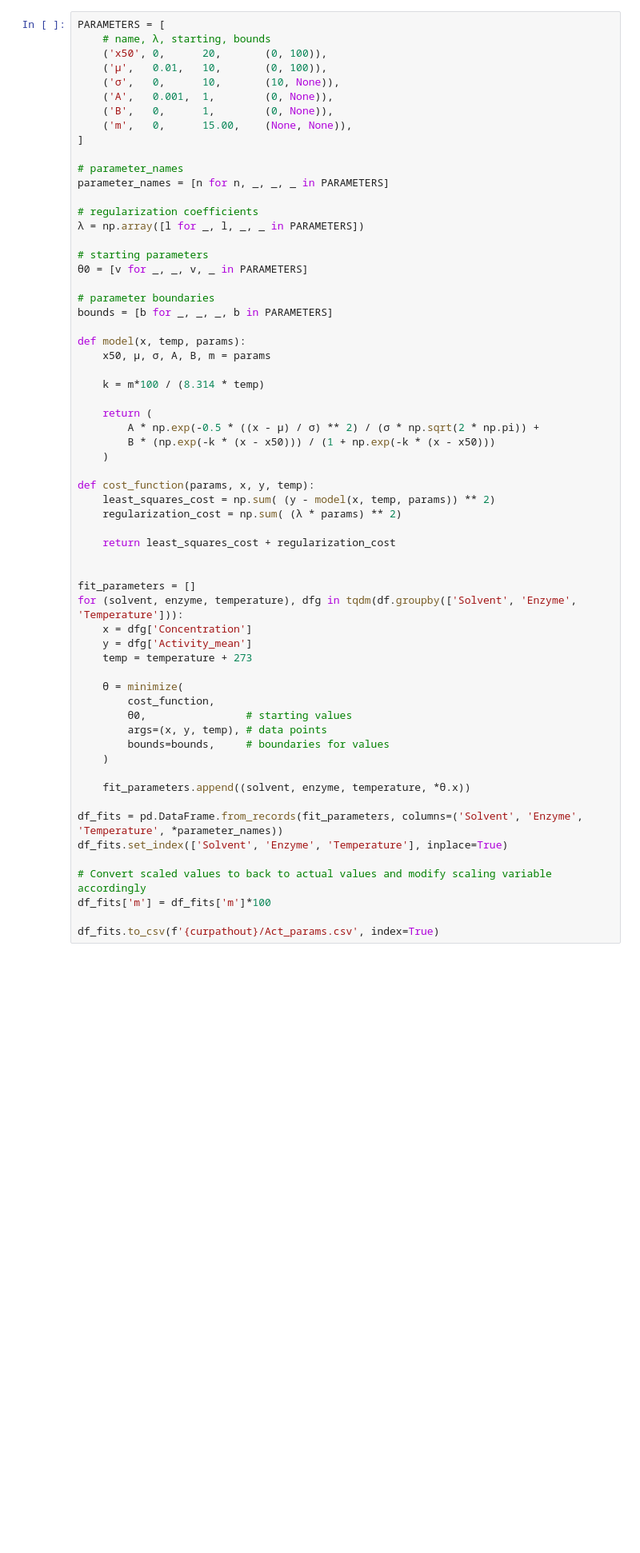
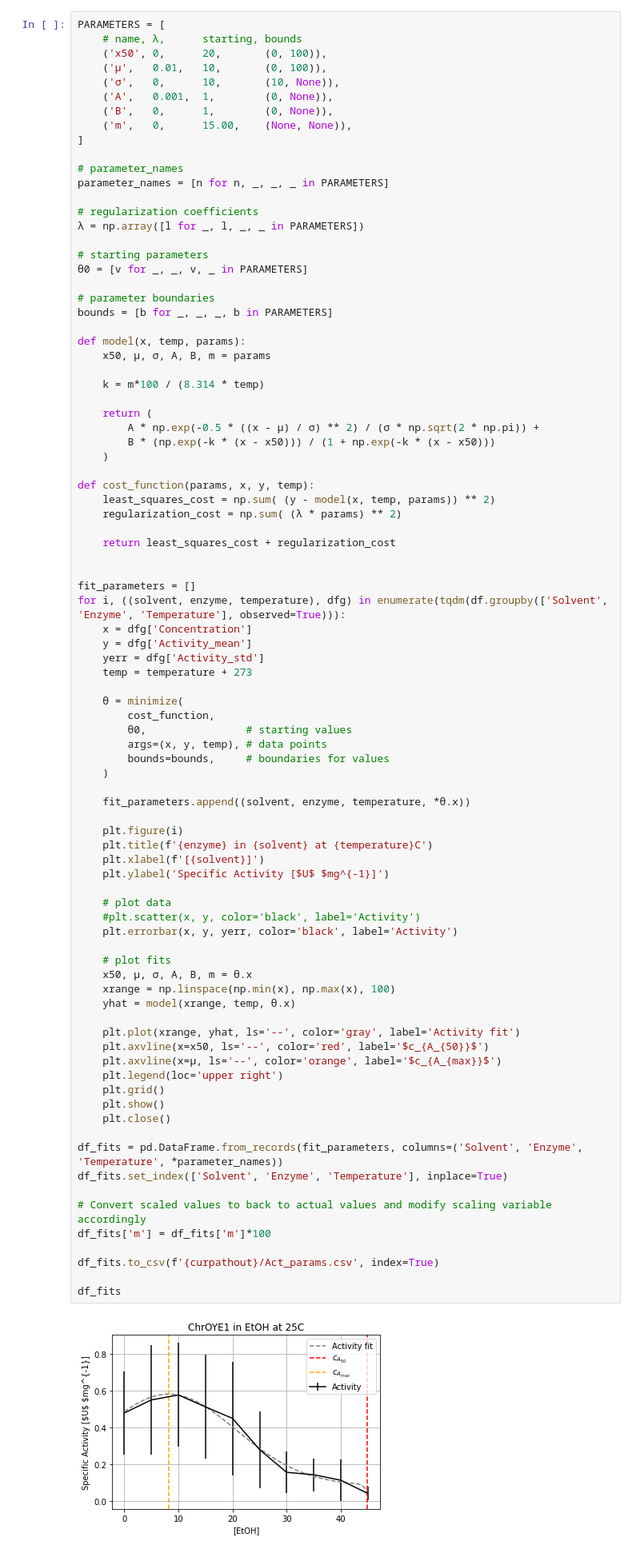
Before and after one commit to basf/EnzSolvStab, a Jupyter notebook: CodeFittingActivity.ipynb, the cells around one changed output. Shown at 80% size. Drawn from its saved outputs; the diff is of its cells as text; blank space fills up the shorter version.

Commit message:
plots and expected outputs

```diff
--- a/CodeFittingActivity.ipynb
+++ b/CodeFittingActivity.ipynb
@@ -29,7 +32,7 @@ df['Temperature'] = df['Temperature'].astype(int).astype('category')
 df = df.query('Concentration != 0.1 and Concentration != 0.2')
 # %%
 PARAMETERS = [
-    # name, λ, starting, bounds
+    # name, λ,      starting, bounds
     ('x50', 0,      20,       (0, 100)),
     ('μ',   0.01,   10,       (0, 100)),
     ('σ',   0,      10,       (10, None)),
@@ -61,31 +64,58 @@ def model(x, temp, params):
     )
 
 def cost_function(params, x, y, temp):
     least_squares_cost = np.sum( (y - model(x, temp, params)) ** 2)
     regularization_cost = np.sum( (λ * params) ** 2)
 
     return least_squares_cost + regularization_cost
 
 
 fit_parameters = []
-for (solvent, enzyme, temperature), dfg in tqdm(df.groupby(['Solvent', 'Enzyme', 'Temperature'])):
+for i, ((solvent, enzyme, temperature), dfg) in enumerate(tqdm(df.groupby(['Solvent', 'Enzyme', 'Temperature'], observed=True))):
     x = dfg['Concentration']
     y = dfg['Activity_mean']
+    yerr = dfg['Activity_std']
     temp = temperature + 273
 
     θ = minimize(
         cost_function,
         θ0,                # starting values
         args=(x, y, temp), # data points
         bounds=bounds,     # boundaries for values
     )
 
     fit_parameters.append((solvent, enzyme, temperature, *θ.x))
 
+    plt.figure(i)
+    plt.title(f'{enzyme} in {solvent} at {temperature}C')
+    plt.xlabel(f'[{solvent}]')
+    plt.ylabel('Specific Activity [$U$ $mg^{-1}]')
+
+    # plot data
+    #plt.scatter(x, y, color='black', label='Activity')
+    plt.errorbar(x, y, yerr, color='black', label='Activity')
+
+    # plot fits
+    x50, μ, σ, A, B, m = θ.x
+    xrange = np.linspace(np.min(x), np.max(x), 100)
+    yhat = model(xrange, temp, θ.x)
+
+    plt.plot(xrange, yhat, ls='--', color='gray', label='Activity fit')
+    plt.axvline(x=x50, ls='--', color='red', label='$c_{A_{50}}$')
+    plt.axvline(x=μ, ls='--', color='orange', label='$c_{A_{max}}$')
+    plt.legend(loc='upper right')
+    plt.grid()
+    plt.show()
+    plt.close()
+
 df_fits = pd.DataFrame.from_records(fit_parameters, columns=('Solvent', 'Enzyme', 'Temperature', *parameter_names))
 df_fits.set_index(['Solvent', 'Enzyme', 'Temperature'], inplace=True)
 
 # Convert scaled values to back to actual values and modify scaling variable accordingly
 df_fits['m'] = df_fits['m']*100
 
 df_fits.to_csv(f'{curpathout}/Act_params.csv', index=True)
+
+df_fits
+# %% [output]
+[figure, added]
```
Also changed, not shown: parts of 2 cells of this notebook, 6 other files.
